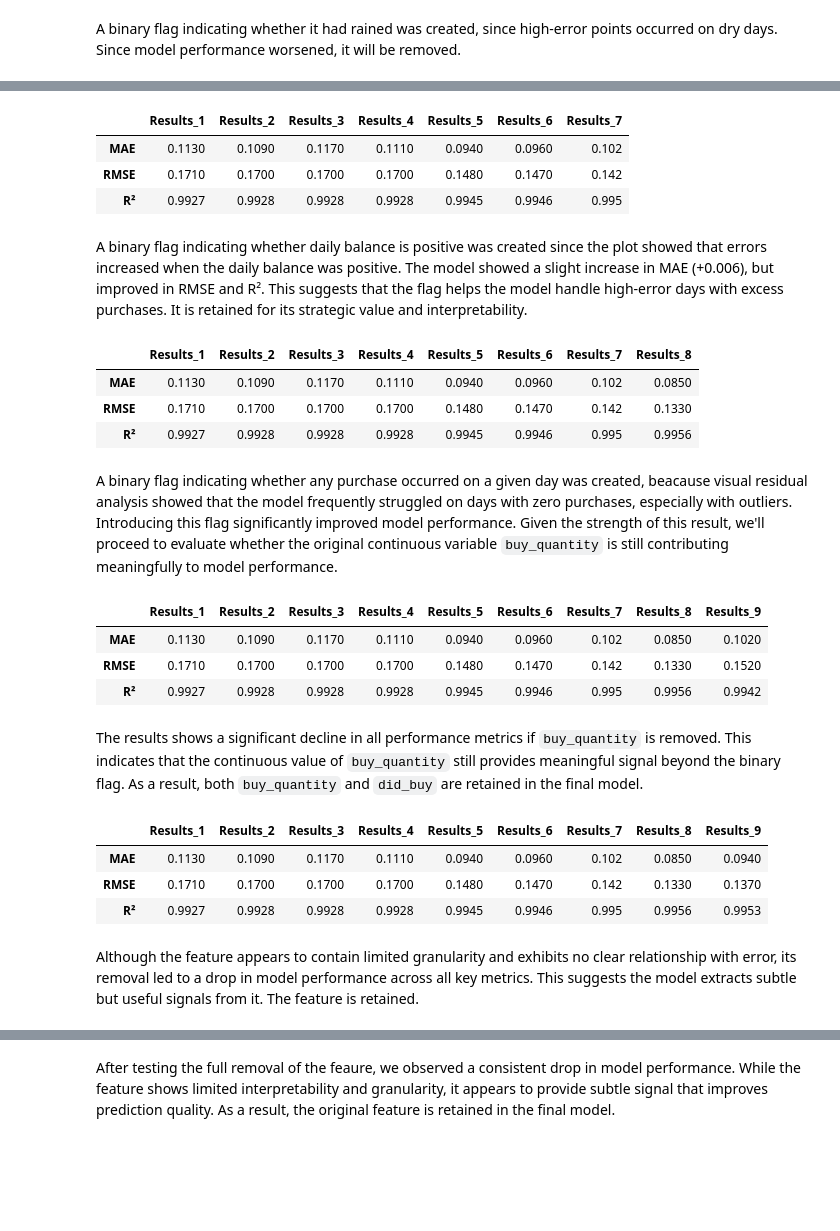
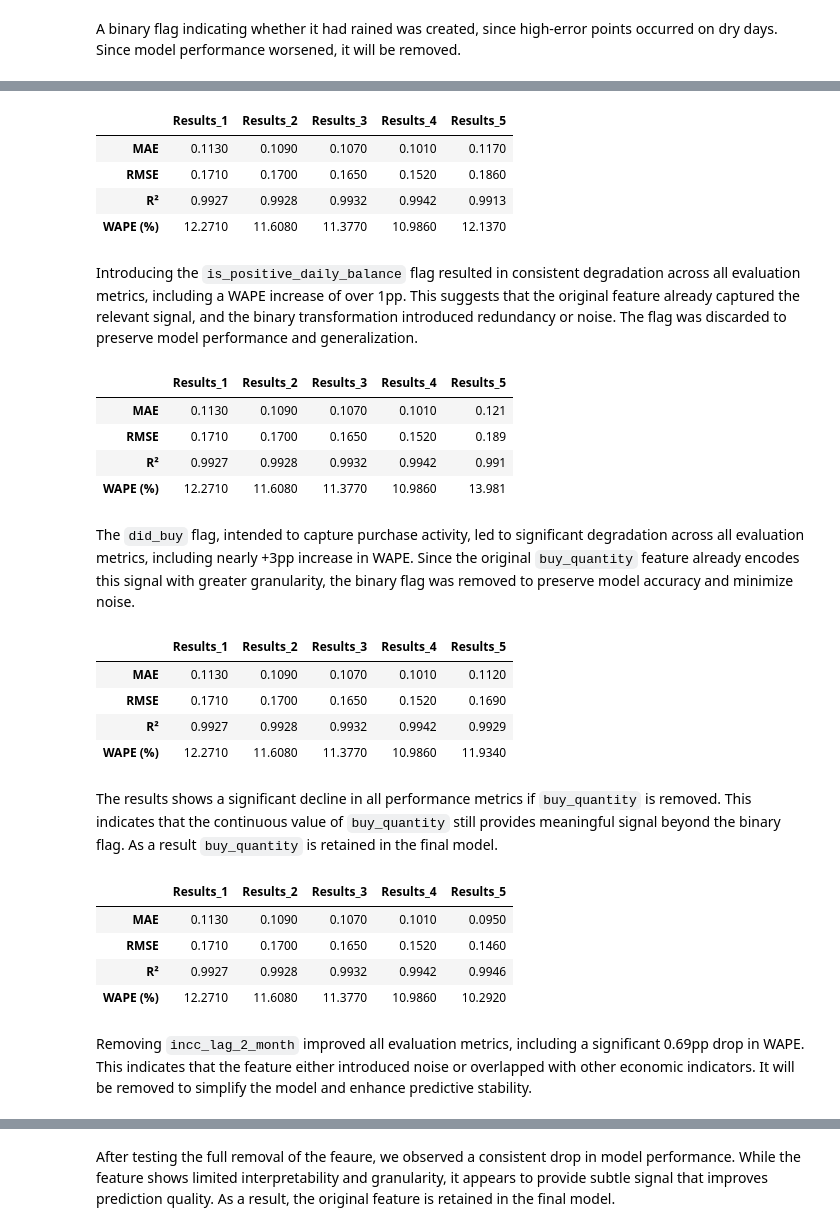
Before and after one commit to fabiogaldinho/Dynamic-Pricing, a Jupyter notebook: notebooks/03_Modeling.ipynb, the cells around one changed output, grey strips where cells are left out. Saved outputs shown, nothing was run; the diff lists cells and outputs as text; code cells hidden in the pictures; blank space fills up the shorter version.

```diff
--- a/notebooks/03_Modeling.ipynb
+++ b/notebooks/03_Modeling.ipynb
@@ -640,8 +584,10 @@ Although the removal of this feature had only a minor impact on RMSE and R², it
 # %%
+i_train = X_train.copy()
+i_val = X_val.copy()
+i_test = X_test.copy()
+
 X_train['is_positive_daily_balance'] = (X_train['daily_balance'] > 0).astype(int)
-
 X_val['is_positive_daily_balance'] = (X_val['daily_balance'] > 0).astype(int)
-
 X_test['is_positive_daily_balance'] = (X_test['daily_balance'] > 0).astype(int)
 # %%
 model = create_model()
@@ -661,12 +607,13 @@ mae = mean_absolute_error(y_test, y_pred)
 rmse = np.sqrt(mean_squared_error(y_test, y_pred))
 r2 = r2_score(y_test, y_pred)
 
-metrics_df["Results_7"] = [round(mae, 3), round(rmse, 3), round(r2, 4)]
+metrics_df["Results_5"] = [np.round(mae, 3), np.round(rmse, 3), np.round(r2, 4), np.round(WAPE(np.expm1(y_test), np.expm1(y_pred)), 3)]
 metrics_df
 # %% [output]
-|  | Results_1 | Results_2 | Results_3 | Results_4 | Results_5 | Results_6 | Results_7 |
-| MAE | 0.1130 | 0.1090 | 0.1170 | 0.1110 | 0.0940 | 0.0960 | 0.102 |
-| RMSE | 0.1710 | 0.1700 | 0.1700 | 0.1700 | 0.1480 | 0.1470 | 0.142 |
-| R² | 0.9927 | 0.9928 | 0.9928 | 0.9928 | 0.9945 | 0.9946 | 0.995 |
+|  | Results_1 | Results_2 | Results_3 | Results_4 | Results_5 |
+| MAE | 0.1130 | 0.1090 | 0.1070 | 0.1010 | 0.1170 |
+| RMSE | 0.1710 | 0.1700 | 0.1650 | 0.1520 | 0.1860 |
+| R² | 0.9927 | 0.9928 | 0.9932 | 0.9942 | 0.9913 |
+| WAPE (%) | 12.2710 | 11.6080 | 11.3770 | 10.9860 | 12.1370 |
 # %% [markdown]
-A binary flag indicating whether daily balance is positive was created since the plot showed that errors increased when the daily balance was positive. The model showed a slight increase in MAE (+0.006), but improved in RMSE and R². This suggests that the flag helps the model handle high-error days with excess purchases. It is retained for its strategic value and interpretability.
+Introducing the `is_positive_daily_balance` flag resulted in consistent degradation across all evaluation metrics, including a WAPE increase of over 1pp. This suggests that the original feature already captured the relevant signal, and the binary transformation introduced redundancy or noise. The flag was discarded to preserve model performance and generalization.
@@ -673,8 +624,10 @@ A binary flag indicating whether daily balance is positive was created since the
 # %%
+i_train = X_train.copy()
+i_val = X_val.copy()
+i_test = X_test.copy()
+
 X_train['did_buy'] = (X_train['buy_quantity'] > 0).astype(int)
-
 X_val['did_buy'] = (X_val['buy_quantity'] > 0).astype(int)
-
 X_test['did_buy'] = (X_test['buy_quantity'] > 0).astype(int)
 # %%
 model = create_model()
@@ -694,10 +647,11 @@ mae = mean_absolute_error(y_test, y_pred)
 rmse = np.sqrt(mean_squared_error(y_test, y_pred))
 r2 = r2_score(y_test, y_pred)
 
-metrics_df["Results_8"] = [round(mae, 3), round(rmse, 3), round(r2, 4)]
+metrics_df["Results_5"] = [np.round(mae, 3), np.round(rmse, 3), np.round(r2, 4), np.round(WAPE(np.expm1(y_test), np.expm1(y_pred)), 3)]
 metrics_df
 # %% [output]
-|  | Results_1 | Results_2 | Results_3 | Results_4 | Results_5 | Results_6 | Results_7 | Results_8 |
-| MAE | 0.1130 | 0.1090 | 0.1170 | 0.1110 | 0.0940 | 0.0960 | 0.102 | 0.0850 |
-| RMSE | 0.1710 | 0.1700 | 0.1700 | 0.1700 | 0.1480 | 0.1470 | 0.142 | 0.1330 |
-| R² | 0.9927 | 0.9928 | 0.9928 | 0.9928 | 0.9945 | 0.9946 | 0.995 | 0.9956 |
+|  | Results_1 | Results_2 | Results_3 | Results_4 | Results_5 |
+| MAE | 0.1130 | 0.1090 | 0.1070 | 0.1010 | 0.121 |
+| RMSE | 0.1710 | 0.1700 | 0.1650 | 0.1520 | 0.189 |
+| R² | 0.9927 | 0.9928 | 0.9932 | 0.9942 | 0.991 |
+| WAPE (%) | 12.2710 | 11.6080 | 11.3770 | 10.9860 | 13.981 |
@@ -704,4 +662,4 @@ metrics_df
 # %% [markdown]
-A binary flag indicating whether any purchase occurred on a given day was created, beacause visual residual analysis showed that the model frequently struggled on days with zero purchases, especially with outliers. Introducing this flag significantly improved model performance. Given the strength of this result, we'll proceed to evaluate whether the original continuous variable `buy_quantity` is still contributing meaningfully to model performance.
+The `did_buy` flag, intended to capture purchase activity, led to significant degradation across all evaluation metrics, including nearly +3pp increase in WAPE. Since the original `buy_quantity` feature already encodes this signal with greater granularity, the binary flag was removed to preserve model accuracy and minimize noise.
 # %%
 i_train = X_train.copy()
@@ -715,33 +672,34 @@ X_test = X_test.drop('buy_quantity', axis = 1).copy()
 # %%
 model = create_model()
 model.fit(X_train, y_train,
           eval_set = [(X_val, y_val)],
           verbose = False
 )
 
 y_pred = model.predict(X_test)
 y_pred = np.maximum(y_pred, 0)
 
 df['y_test'] = np.expm1(y_test).astype(int)
 df['y_pred'] = np.expm1(y_pred).astype(int)
 df['y_pred'] = df['y_test'] - df['y_pred']
 
 mae = mean_absolute_error(y_test, y_pred)
 rmse = np.sqrt(mean_squared_error(y_test, y_pred))
 r2 = r2_score(y_test, y_pred)
 
-metrics_df["Results_9"] = [round(mae, 3), round(rmse, 3), round(r2, 4)]
+metrics_df["Results_5"] = [np.round(mae, 3), np.round(rmse, 3), np.round(r2, 4), np.round(WAPE(np.expm1(y_test), np.expm1(y_pred)), 3)]
 metrics_df
 # %% [output]
-|  | Results_1 | Results_2 | Results_3 | Results_4 | Results_5 | Results_6 | Results_7 | Results_8 | Results_9 |
-| MAE | 0.1130 | 0.1090 | 0.1170 | 0.1110 | 0.0940 | 0.0960 | 0.102 | 0.0850 | 0.1020 |
-| RMSE | 0.1710 | 0.1700 | 0.1700 | 0.1700 | 0.1480 | 0.1470 | 0.142 | 0.1330 | 0.1520 |
-| R² | 0.9927 | 0.9928 | 0.9928 | 0.9928 | 0.9945 | 0.9946 | 0.995 | 0.9956 | 0.9942 |
+|  | Results_1 | Results_2 | Results_3 | Results_4 | Results_5 |
+| MAE | 0.1130 | 0.1090 | 0.1070 | 0.1010 | 0.1120 |
+| RMSE | 0.1710 | 0.1700 | 0.1650 | 0.1520 | 0.1690 |
+| R² | 0.9927 | 0.9928 | 0.9932 | 0.9942 | 0.9929 |
+| WAPE (%) | 12.2710 | 11.6080 | 11.3770 | 10.9860 | 11.9340 |
 # %%
 X_train = i_train.copy()
 X_val = i_val.copy()
 X_test = i_test.copy()
 # %% [markdown]
-The results shows a significant decline in all performance metrics if `buy_quantity` is removed. This indicates that the continuous value of `buy_quantity` still provides meaningful signal beyond the binary flag. As a result, both `buy_quantity` and `did_buy` are retained in the final model.
+The results shows a significant decline in all performance metrics if `buy_quantity` is removed. This indicates that the continuous value of `buy_quantity` still provides meaningful signal beyond the binary flag. As a result `buy_quantity` is retained in the final model.
 # %%
 i_train = X_train.copy()
@@ -770,10 +727,11 @@ mae = mean_absolute_error(y_test, y_pred)
 rmse = np.sqrt(mean_squared_error(y_test, y_pred))
 r2 = r2_score(y_test, y_pred)
 
-metrics_df["Results_9"] = [round(mae, 3), round(rmse, 3), round(r2, 4)]
+metrics_df["Results_5"] = [np.round(mae, 3), np.round(rmse, 3), np.round(r2, 4), np.round(WAPE(np.expm1(y_test), np.expm1(y_pred)), 3)]
 metrics_df
 # %% [output]
-|  | Results_1 | Results_2 | Results_3 | Results_4 | Results_5 | Results_6 | Results_7 | Results_8 | Results_9 |
-| MAE | 0.1130 | 0.1090 | 0.1170 | 0.1110 | 0.0940 | 0.0960 | 0.102 | 0.0850 | 0.0940 |
-| RMSE | 0.1710 | 0.1700 | 0.1700 | 0.1700 | 0.1480 | 0.1470 | 0.142 | 0.1330 | 0.1370 |
-| R² | 0.9927 | 0.9928 | 0.9928 | 0.9928 | 0.9945 | 0.9946 | 0.995 | 0.9956 | 0.9953 |
+|  | Results_1 | Results_2 | Results_3 | Results_4 | Results_5 |
+| MAE | 0.1130 | 0.1090 | 0.1070 | 0.1010 | 0.0950 |
+| RMSE | 0.1710 | 0.1700 | 0.1650 | 0.1520 | 0.1460 |
+| R² | 0.9927 | 0.9928 | 0.9932 | 0.9942 | 0.9946 |
+| WAPE (%) | 12.2710 | 11.6080 | 11.3770 | 10.9860 | 10.2920 |
@@ -784,5 +738,5 @@ X_test = i_test.copy()
 # %% [markdown]
-Although the feature appears to contain limited granularity and exhibits no clear relationship with error, its removal led to a drop in model performance across all key metrics. This suggests the model extracts subtle but useful signals from it. The feature is retained.
+Removing `incc_lag_2_month` improved all evaluation metrics, including a significant 0.69pp drop in WAPE. This indicates that the feature either introduced noise or overlapped with other economic indicators. It will be removed to simplify the model and enhance predictive stability.
 # %%
 i_train = X_train.copy()
 i_val = X_val.copy()
```
Also changed, not shown: parts of 47 cells of this notebook, 11 other files.
